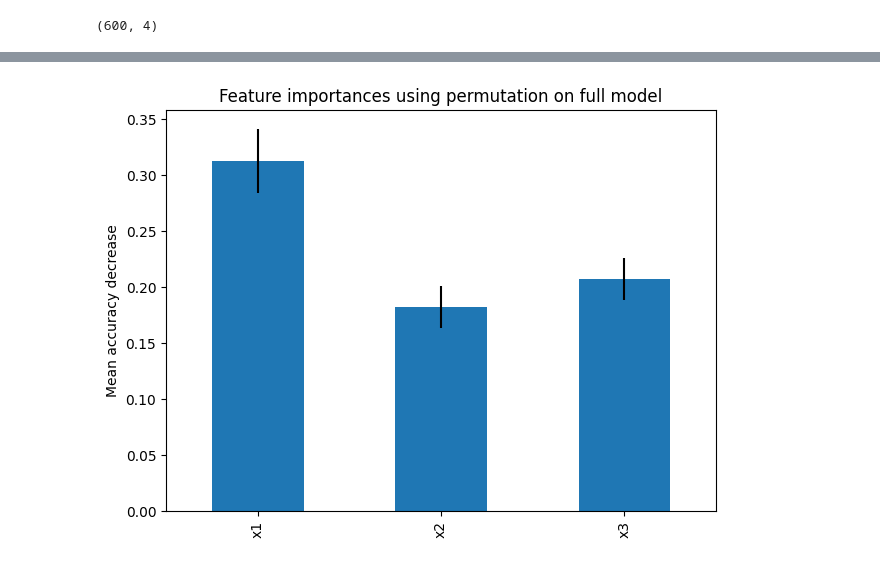
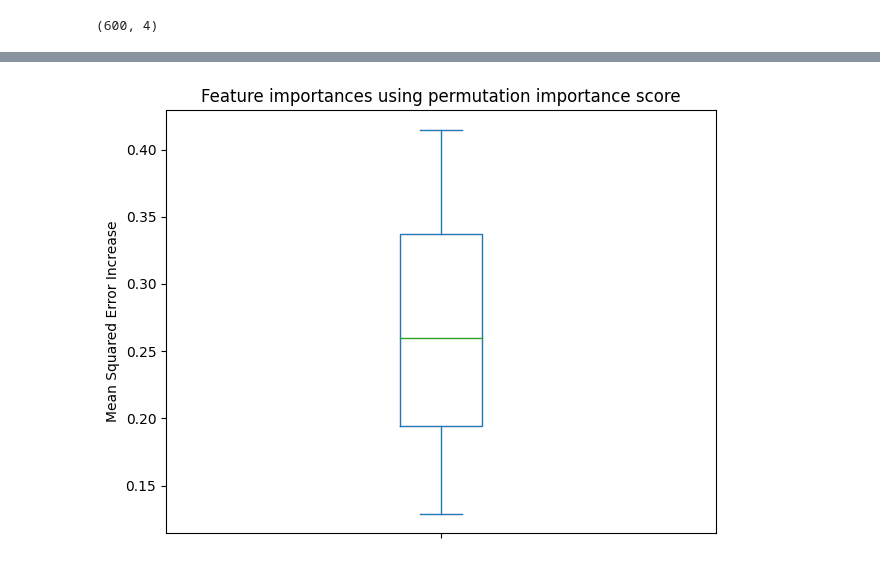
Before and after one commit to leeparkuky/barcode, a Jupyter notebook: permutation_score/testing.ipynb, the cells around one changed output, grey strips where cells are left out. Saved outputs shown, nothing was run; the diff lists cells and outputs as text; code cells hidden in the pictures.

```diff
--- a/permutation_score/testing.ipynb
+++ b/permutation_score/testing.ipynb
@@ -26,6 +46,6 @@ df.groupby(['x1','x2','x3']).agg({'y':np.mean})
 # %%
 from sklearn.tree import DecisionTreeRegressor
-reg = DecisionTreeRegressor()
+reg = DecisionTreeRegressor(ccp_alpha = 0.05)
 # %%
 reg.fit(df[['x1','x2','x3']], df.y)
 # %% [output]
@@ -56,6 +79,6 @@ df.shape
 # %%
 result = permutation_importance(
-    reg, X_test, y_test, n_repeats=10,  n_jobs=8
+    reg, X_test, y_test, n_repeats=30,  n_jobs=8, scoring = 'neg_mean_squared_error'
 )
 # %%
 result
@@ -73,9 +121,11 @@ tree_importances = pd.Series(result.importances_mean, index=['x1','x2','x3'])
 # %%
 fig, ax = plt.subplots()
-tree_importances.plot.bar(yerr=result.importances_std, ax=ax)
+# tree_importances.plot.bar(yerr=result.importances_std, ax=ax)
+tree_importances.plot.box(ax = ax)
 ax.set_title("Feature importances using permutation importance score")
-ax.set_ylabel("Mean accuracy decrease")
+ax.set_ylabel("Mean Squared Error Increase")
 fig.tight_layout()
+fig.savefig('permutation_score_plot_example_1.png')
 plt.show()
 # %% [output]
-[figure, old version]
+[figure, new version]
```
Also changed, not shown: parts of 7 cells of this notebook, 1 other file.
